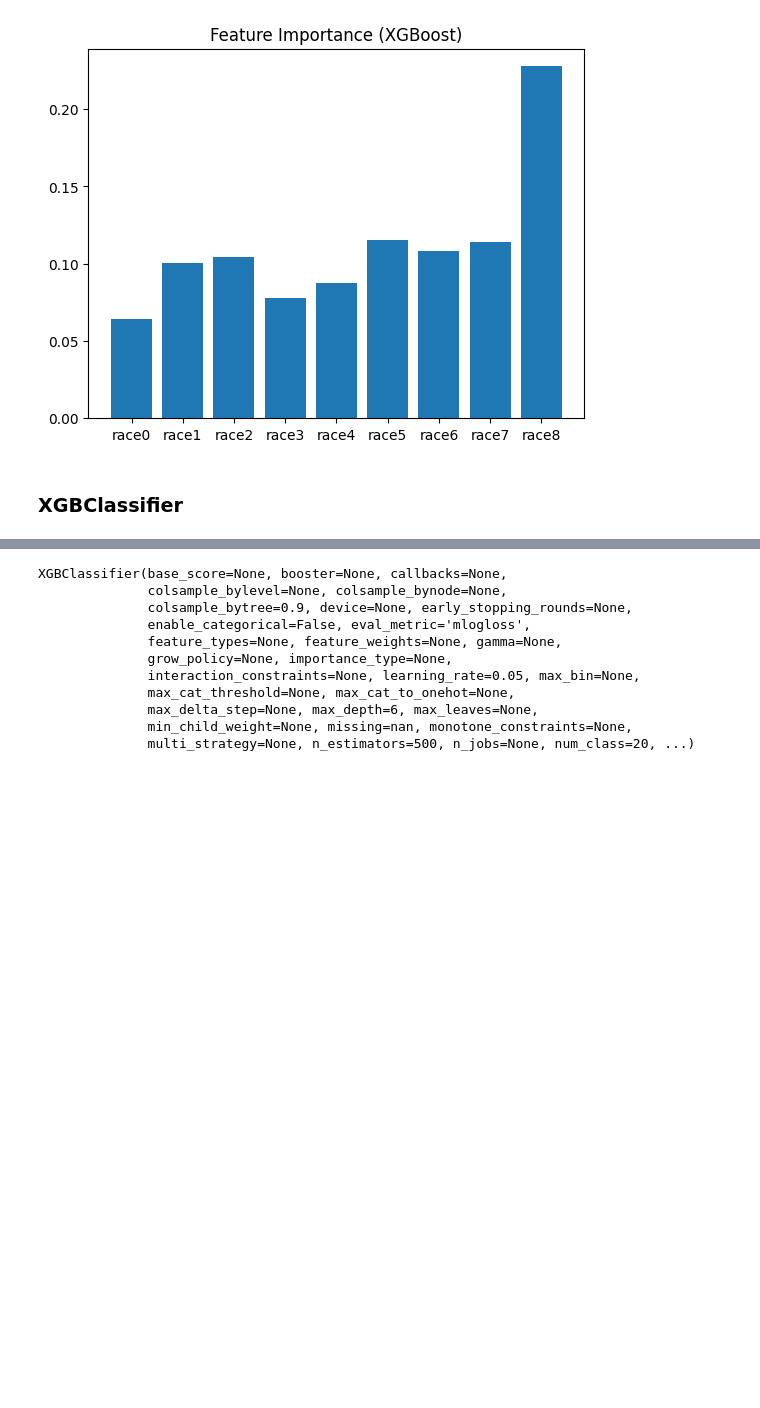
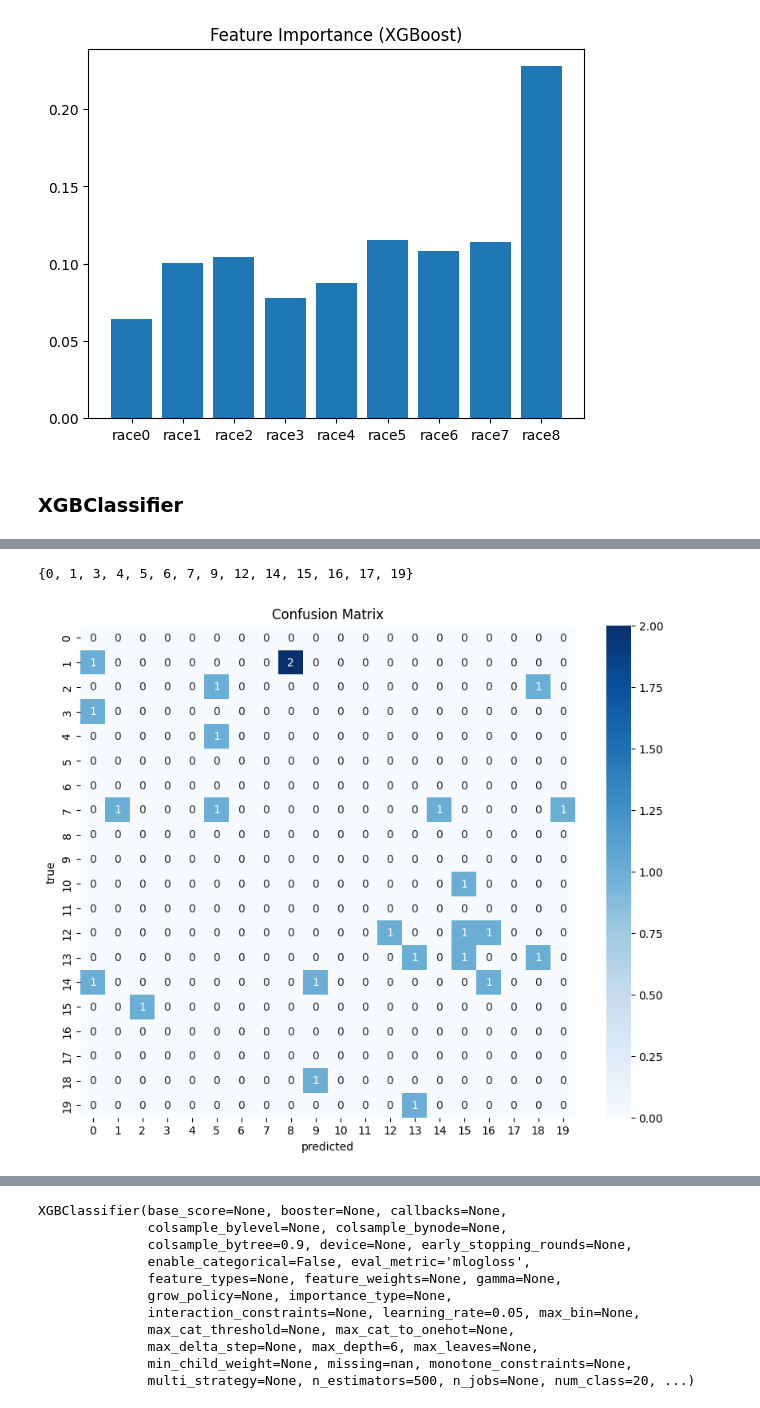
Before and after one commit to Dhia-dbh/F1WinnerPrediction, a Jupyter notebook: notebooks/test.ipynb, the cells around one changed output, grey strips where cells are left out. Cells and saved outputs as stored; diff of their text form; code cells hidden in the pictures; blank space fills up the shorter version.

```diff
--- a/notebooks/test.ipynb
+++ b/notebooks/test.ipynb
@@ -639,0 +909,6 @@ plt.show()
+# %%
+### Normalize Data
+X = (X - X.mean()) / X.std()
+Y = Y - 1
+X_train, X_test, y_train, y_test = train_test_split(X, Y, test_size=0.2, shuffle=True)
+X_train.shape, X_test.shape, y_train.shape, y_test.shape
@@ -639,0 +917,15 @@ plt.show()
+# %%
+num_classes = 20
+params = dict(
+    objective="multi:softprob",
+    eval_metric="mlogloss",
+    num_class=num_classes,
+    learning_rate=0.05,
+    max_depth=6,
+    subsample=0.9,
+    colsample_bytree=0.9,
+    n_estimators=500,
+)
+
+clf = XGBClassifier(**params)
+clf.fit(X_train, y_train)
@@ -639,0 +969,4 @@ plt.show()
+# %%
+# Predicted class probabilities shape = (num_samples, num_classes)
+probs = clf.predict_proba(X_test)
+preds: np.ndarray = np.argmax(probs, axis=1)   # +1 because positions start at 1
@@ -639,0 +993,17 @@ plt.show()
+# %%
+set(n.item() for n in sorted(list(preds)))
+# %% [output]
+{0, 1, 3, 4, 5, 6, 7, 9, 12, 14, 15, 16, 17, 19}
+# %%
+cm = confusion_matrix(y_test.astype(int), preds, labels=range(num_classes))
+
+
+# cm = confusion_matrix(y_test, preds)
+plt.figure(figsize=(10,8))
+sns.heatmap(cm, annot=True, fmt='d', cmap='Blues')
+plt.xlabel('predicted')
+plt.ylabel('true')
+plt.title('Confusion Matrix')
+plt.show()
+# %% [output]
+[figure, added]
```
Also changed, not shown: parts of 52 cells of this notebook, 4 other files.
